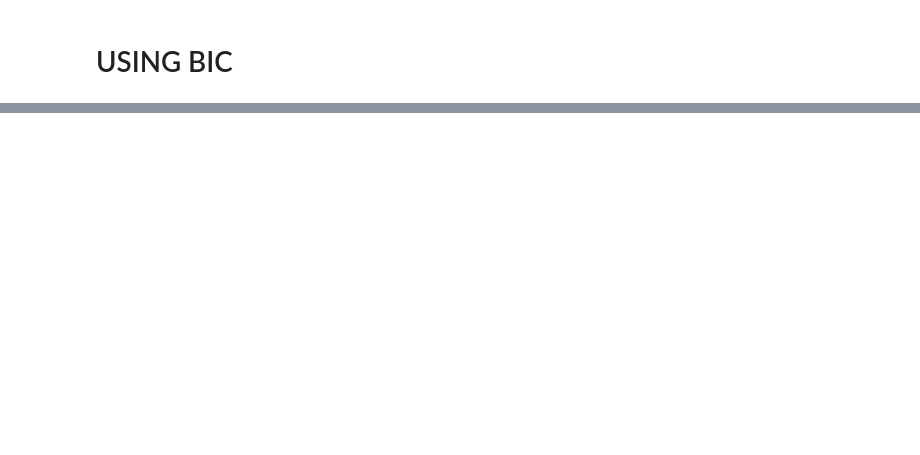
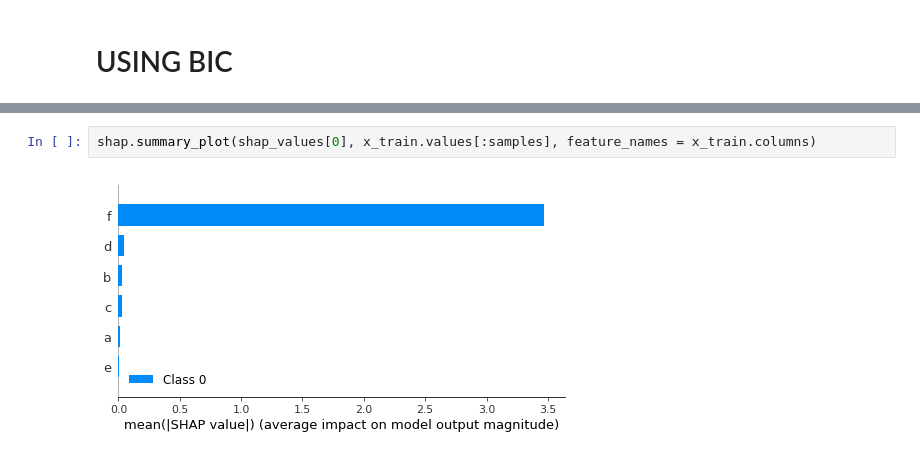
Before and after one commit to aligharari96/causality, a Jupyter notebook: src/CausalAssurance-BIC-Graph2.ipynb, the cells around one changed output, grey strips where cells are left out. Drawn from its saved outputs; the diff is of its cells as text; blank space fills up the shorter version.

```diff
--- a/src/CausalAssurance-BIC-Graph2.ipynb
+++ b/src/CausalAssurance-BIC-Graph2.ipynb
@@ -586,0 +657,4 @@ pearsonr(METRIC,AUS)[0]
+# %%
+shap.summary_plot(shap_values[0], x_train.values[:samples], feature_names = x_train.columns)
+# %% [output]
+[figure, added]
```
Also changed, not shown: parts of 10 cells of this notebook, 2 other files.
